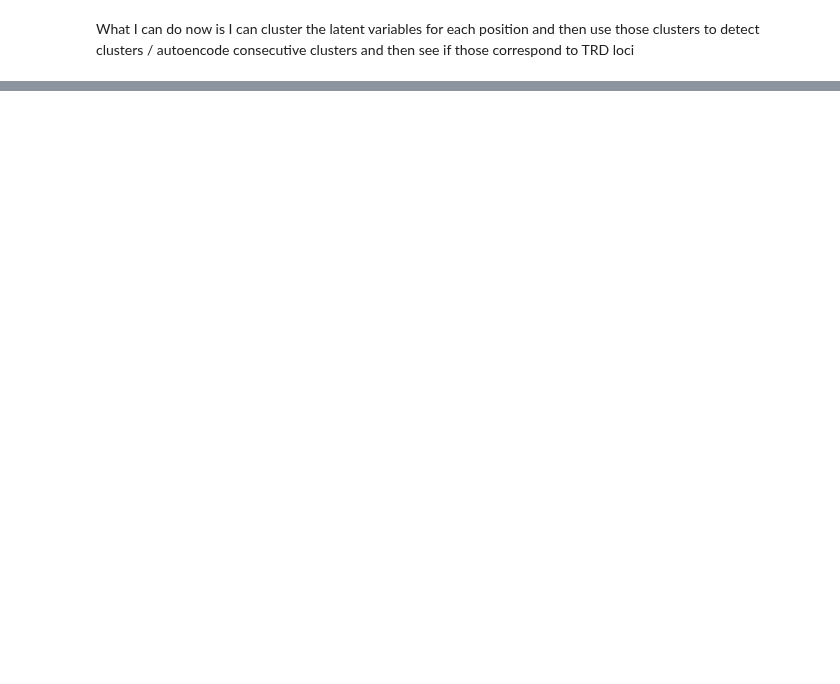
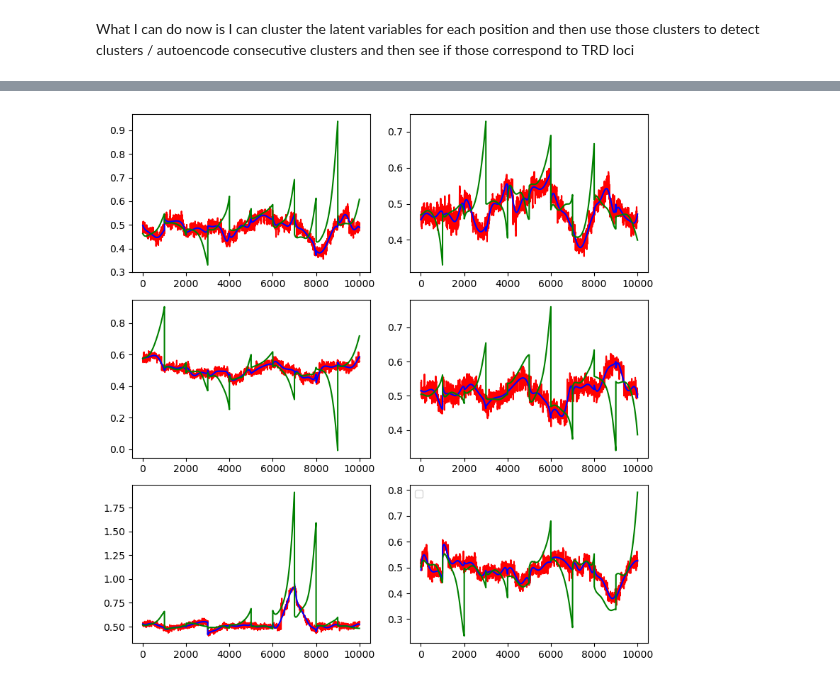
Before and after one commit to jnrunge/TRD, a Jupyter notebook: 02_TRD/XX_TryToUseMLForSignals.ipynb, the cells around one changed output, grey strips where cells are left out. Saved outputs shown, nothing was run; the diff lists cells and outputs as text; code cells hidden in the pictures; blank space fills up the shorter version.

```diff
--- a/02_TRD/XX_TryToUseMLForSignals.ipynb
+++ b/02_TRD/XX_TryToUseMLForSignals.ipynb
@@ -305,2 +302,5 @@ plt.show()
 # %% [markdown]
 What I can do now is I can cluster the latent variables for each position and then use those clusters to detect clusters / autoencode consecutive clusters and then see if those correspond to TRD loci
+# %%
+df=pd.DataFrame()
+df["X"]=range(1,1001)
@@ -306,0 +487,78 @@ What I can do now is I can cluster the latent variables for each position and th
+# %%
+class MyPolynomialModel:
+    def __init__(self, degree, coefs):
+        self.poly = PolynomialFeatures(degree)
+        self.coefs = coefs
+
+    def predict(self, X):
+        # Apply polynomial transformation
+        X_poly = self.poly.fit_transform(X)
+
+        # Apply linear model
+        y_pred = np.dot(X_poly, self.coefs)
+        return y_pred
+# %%
+
+fig, axs = plt.subplots(3, 2, figsize=(8, 8))  # 5x4 subplots
+axs = axs.reshape(-1)
+
+
+
+from sklearn.preprocessing import PolynomialFeatures
+
+for i, ax in enumerate(axs):
+
+    ix=np.random.randint(0, len(nested_list)-10)
+
+    sample=poly_coef_windows[ix].reshape(1,10,5)
+
+    prediction = model.predict(sample, verbose=0)[0]
+    # Assume column_names is a list of column names in order
+    column_names = poly_coef_df_important_data.columns
+
+    prediction_unscaled = np.empty_like(prediction)
+
+    for i in range(prediction.shape[1]):
+        column_name = column_names[i]
+        prediction_unscaled[:, i] = scalers[column_name].inverse_transform(prediction[:, i].reshape(-1, 1)).squeeze()
+
+    clustered_prediction=[]
+    poly_prediction=[]
+    X = np.array(range(1,1001)).reshape(-1,1)
+    df=pd.DataFrame()
+    df["X"]=range(1,1001)
+    for pos in range(0,10):
+        # Add a zero to the beginning of the coefficients array
+        adjusted_coefs = np.insert(prediction_unscaled[pos], 0, 0)
+        # Create the model
+        model_poly_manual = MyPolynomialModel(5, adjusted_coefs)
+        clustered_prediction.append(avg_list[ix+pos]+(std_list[ix+pos]*model_poly_manual.predict(X)))
+
+        poly_reg = PolynomialFeatures(degree=5)
+        X_poly = poly_reg.fit_transform(df[["X"]])
+        lin_reg2 = LinearRegression()
+        lin_reg2.fit(X_poly,nested_list[ix+pos])
+        X_grid = np.arange(min(df["X"]),max(df["X"])+0.9,0.1)
+        X_grid = X_grid.reshape(len(X_grid),1)
+        poly_prediction.append(avg_list[ix+pos]+(std_list[ix+pos]*lin_reg2.predict(poly_reg.fit_transform(X_grid))))
+
+
+    df=pd.DataFrame()
+    df["X"]=range(1,10001)
+
+
+    X_grid = np.arange(min(df["X"]),max(df["X"]),0.1)
+    X_grid = X_grid.reshape(len(X_grid),1)
+    result = np.concatenate([avg_list[i] + std_list[i]*nested_list[i] for i in range(ix, ix+10)])
+    ax.plot(df["X"], result, color='red')
+
+
+    ax.plot(X_grid, np.concatenate(poly_prediction),color='blue')
+
+    ax.plot(df["X"], np.concatenate(clustered_prediction),color='green')
+
+axs[-1].legend()
+
+plt.tight_layout()
+plt.show()
+# %% [output]
@@ -306,0 +566 @@ What I can do now is I can cluster the latent variables for each position and th
+[figure, added]
```
Also changed, not shown: parts of 13 cells of this notebook, 7 other files.
